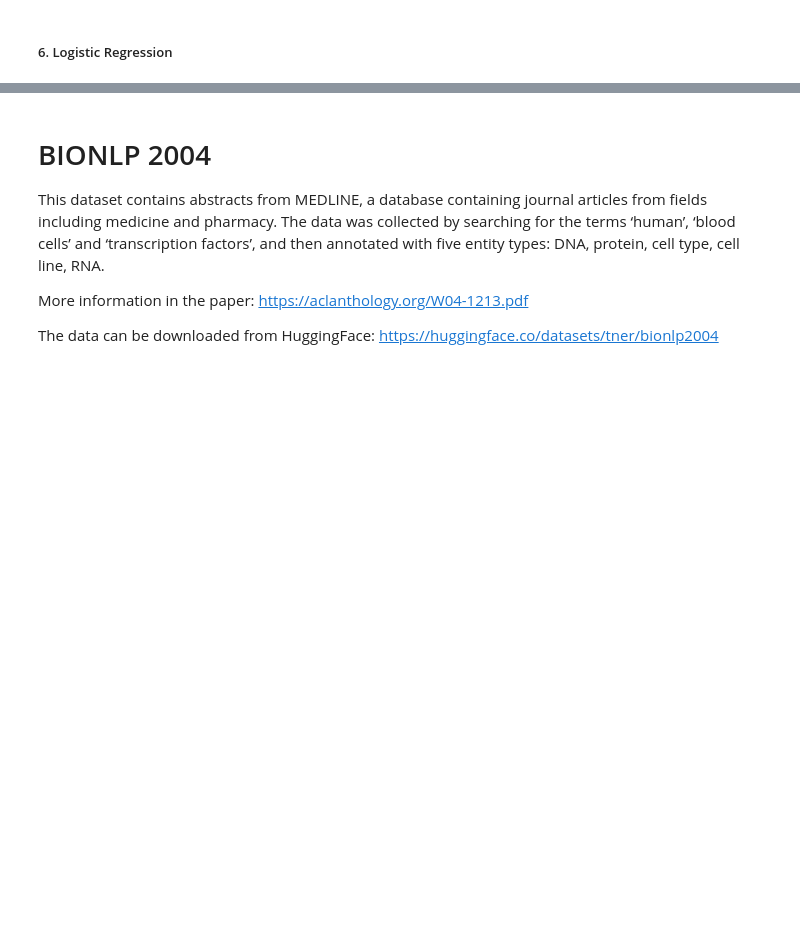
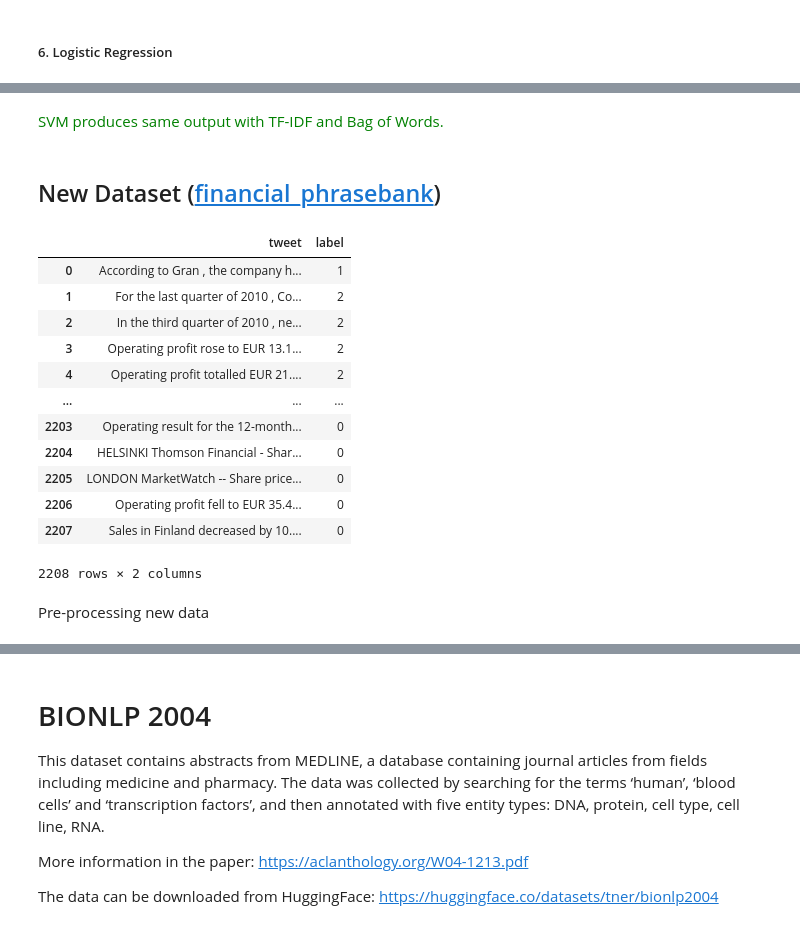
Before and after one commit to VishalAmbavade/intro-labs-public, a Jupyter notebook: coursework_notebook.ipynb, the cells around one changed output, grey strips where cells are left out. Drawn from its saved outputs; the diff is of its cells as text; code cells hidden in the pictures; blank space fills up the shorter version.

Commit message:
Added new data for increasing performance

```diff
--- a/coursework_notebook.ipynb
+++ b/coursework_notebook.ipynb
@@ -557,0 +745,44 @@ weighted avg       0.94      0.60      0.71       134
+# %% [markdown]
+<span style="color:green">SVM produces same output with TF-IDF and Bag of Words.</span>
+# %% [markdown]
+## New Dataset ([financial_phrasebank](!https://huggingface.co/datasets/financial_phrasebank))
+# %%
+filenames = [#r'data_cache/Sentences_50Agree.txt', \
+             #r'data_cache/Sentences_66Agree.txt', \
+             #r'data_cache/Sentences_75Agree.txt', \
+             r'data_cache/Sentences_AllAgree.txt']
+
+sentences = {'tweet': [], 'label': []}
+
+for i in filenames:
+    with open(i, 'r', encoding='Latin-1') as file:
+        data = file.readlines()
+
+    for line in data:
+        try:
+            sentence, label = line.split('.@')
+            sentences['tweet'].append(sentence)
+            sentences['label'].append(label.strip())
+        except ValueError:
+            #skip line if there's an error
+            pass
+
+new_df = pd.DataFrame.from_dict(sentences)
+new_df['label'].replace({'negative':0, 'neutral':1, 'positive':2}, inplace=True)
+new_df
+# %% [output]
+|  | tweet | label |
+| 0 | According to Gran , the company h... | 1 |
+| 1 | For the last quarter of 2010 , Co... | 2 |
+| 2 | In the third quarter of 2010 , ne... | 2 |
+| 3 | Operating profit rose to EUR 13.1... | 2 |
+| 4 | Operating profit totalled EUR 21.... | 2 |
+| ... | ... | ... |
+| 2203 | Operating result for the 12-month... | 0 |
+| 2204 | HELSINKI Thomson Financial - Shar... | 0 |
+| 2205 | LONDON MarketWatch -- Share price... | 0 |
+| 2206 | Operating profit fell to EUR 35.4... | 0 |
+| 2207 | Sales in Finland decreased by 10.... | 0 |
+2208 rows × 2 columns
+# %% [markdown]
+Pre-processing new data
```
Also changed, not shown: parts of 54 cells of this notebook.
